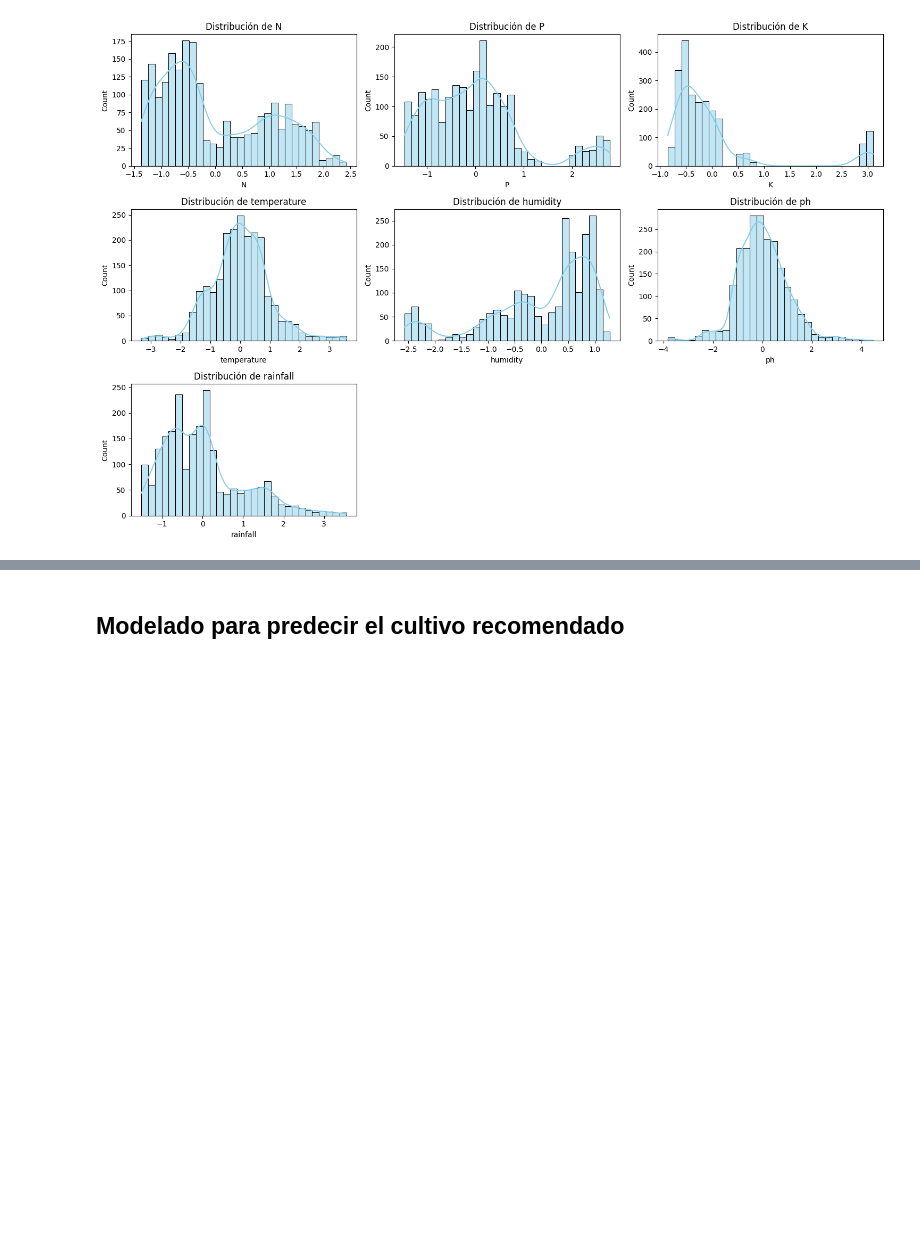
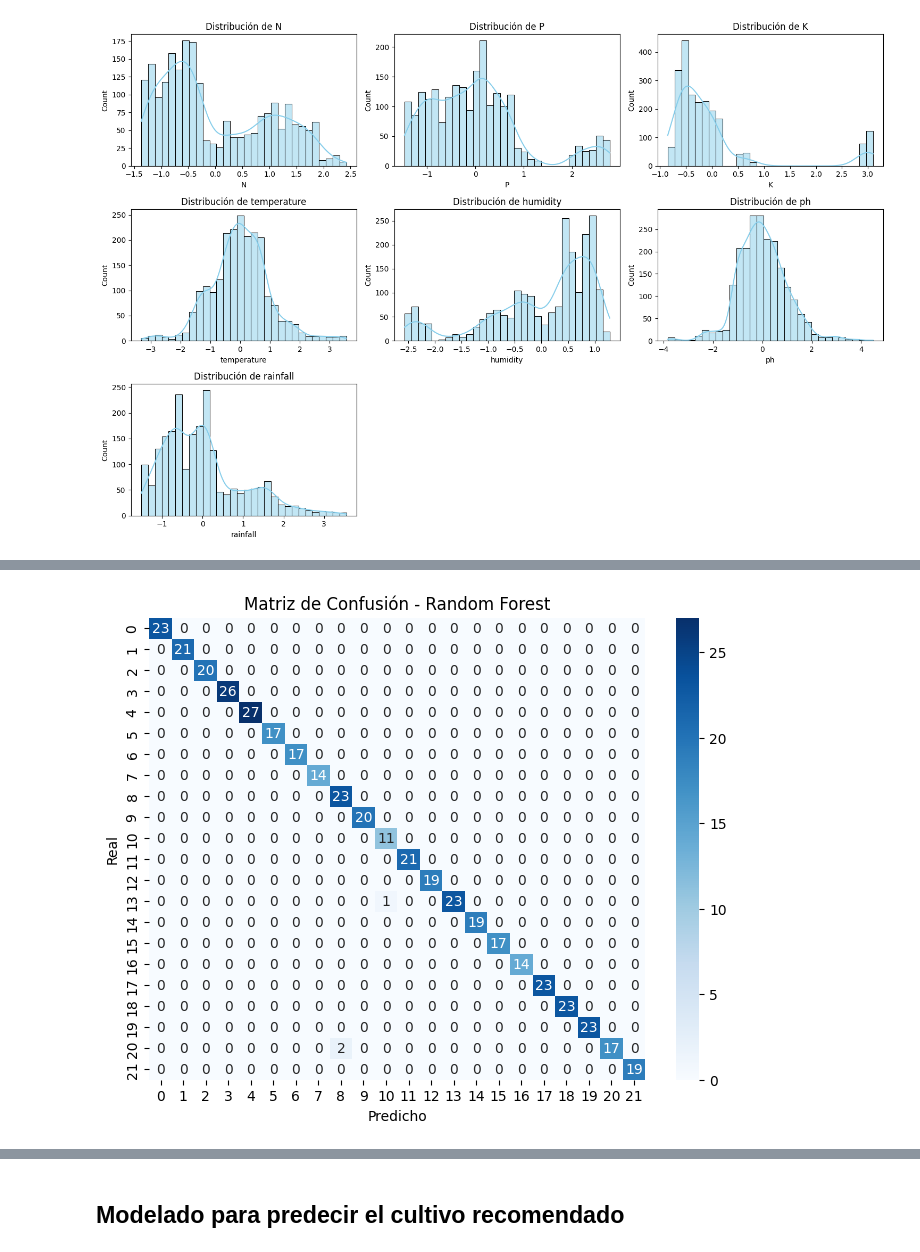
Before and after one commit to ManuelVidales22/ciencia_datos_final, a Jupyter notebook: notebooks/3_modelado.ipynb, the cells around one changed output, grey strips where cells are left out. Saved outputs shown, nothing was run; the diff lists cells and outputs as text; code cells hidden in the pictures; blank space fills up the shorter version.

Commit message:
Se agregaron mas modelos

```diff
--- a/notebooks/3_modelado.ipynb
+++ b/notebooks/3_modelado.ipynb
@@ -58,0 +91,96 @@ plt.show()
+# %%
+# Importar librerías necesarias
+from sklearn.model_selection import train_test_split
+from sklearn.ensemble import RandomForestClassifier, GradientBoostingClassifier
+from sklearn.svm import SVC
+from sklearn.metrics import classification_report, confusion_matrix, accuracy_score, precision_score, recall_score, f1_score
+import seaborn as sns
+import matplotlib.pyplot as plt
+import pandas as pd
+
+# =============================
+# 1️⃣  Preparar datos
+# =============================
+
+# Asegúrate de tener tu DataFrame 'df'
+# Separar features y etiqueta
+X = df.drop('label', axis=1)
+y = df['label']
+
+# Dividir conjunto de entrenamiento y prueba
+X_train, X_test, y_train, y_test = train_test_split(X, y, test_size=0.2, random_state=42)
+
+# =============================
+# 2️⃣  Definir y entrenar modelos
+# =============================
+
+# Random Forest
+rf_model = RandomForestClassifier(n_estimators=100, random_state=42)
+rf_model.fit(X_train, y_train)
+y_pred_rf = rf_model.predict(X_test)
+
+# Gradient Boosting
+gb_model = GradientBoostingClassifier(n_estimators=100, random_state=42)
+gb_model.fit(X_train, y_train)
+y_pred_gb = gb_model.predict(X_test)
+
+# SVM
+svm_model = SVC(kernel='rbf', random_state=42)
+svm_model.fit(X_train, y_train)
+y_pred_svm = svm_model.predict(X_test)
+
+# =============================
+# 3️⃣  Reporte de clasificación
+# =============================
+
+print("\n🔹 Random Forest")
+print(classification_report(y_test, y_pred_rf))
+
+print("\n🔹 Gradient Boosting")
+print(classification_report(y_test, y_pred_gb))
+
+print("\n🔹 SVM")
+print(classification_report(y_test, y_pred_svm))
+
+# =============================
+# 4️⃣  Matrices de Confusión
+# =============================
+
+def plot_confusion(y_true, y_pred, title):
+    cm = confusion_matrix(y_true, y_pred)
+    plt.figure(figsize=(8,6))
+    sns.heatmap(cm, annot=True, fmt='d', cmap='Blues')
+    plt.title(f'Matriz de Confusión - {title}')
+    plt.xlabel('Predicho')
+    plt.ylabel('Real')
+    plt.show()
+
+plot_confusion(y_test, y_pred_rf, 'Random Forest')
+plot_confusion(y_test, y_pred_gb, 'Gradient Boosting')
+plot_confusion(y_test, y_pred_svm, 'SVM')
+# =============================
+# 5️⃣  Calcular y mostrar accuracy
+
+# Calcular accuracy para cada modelo
+accuracy_rf = accuracy_score(y_test, y_pred_rf)
+accuracy_gb = accuracy_score(y_test, y_pred_gb)
+accuracy_svm = accuracy_score(y_test, y_pred_svm)
+
+# Imprimir resultados
+print(f"🔹 Random Forest Accuracy: {accuracy_rf:.4f}")
+print(f"🔹 Gradient Boosting Accuracy: {accuracy_gb:.4f}")
+print(f"🔹 SVM Accuracy: {accuracy_svm:.4f}")
+
+# (Opcional) Mostrar en gráfico de barras
+import matplotlib.pyplot as plt
+
+models = ['Random Forest', 'Gradient Boosting', 'SVM']
+accuracies = [accuracy_rf, accuracy_gb, accuracy_svm]
+
+plt.figure(figsize=(8,6))
+plt.bar(models, accuracies, color=['skyblue', 'lightgreen', 'salmon'])
+plt.ylim(0, 1)
+plt.title('Comparación de Accuracy entre modelos')
+plt.ylabel('Accuracy')
+plt.show()
+# %% [output]
@@ -58,0 +204 @@ plt.show()
+[figure, added]
```
Also changed, not shown: parts of 7 cells of this notebook, 2 other files.
